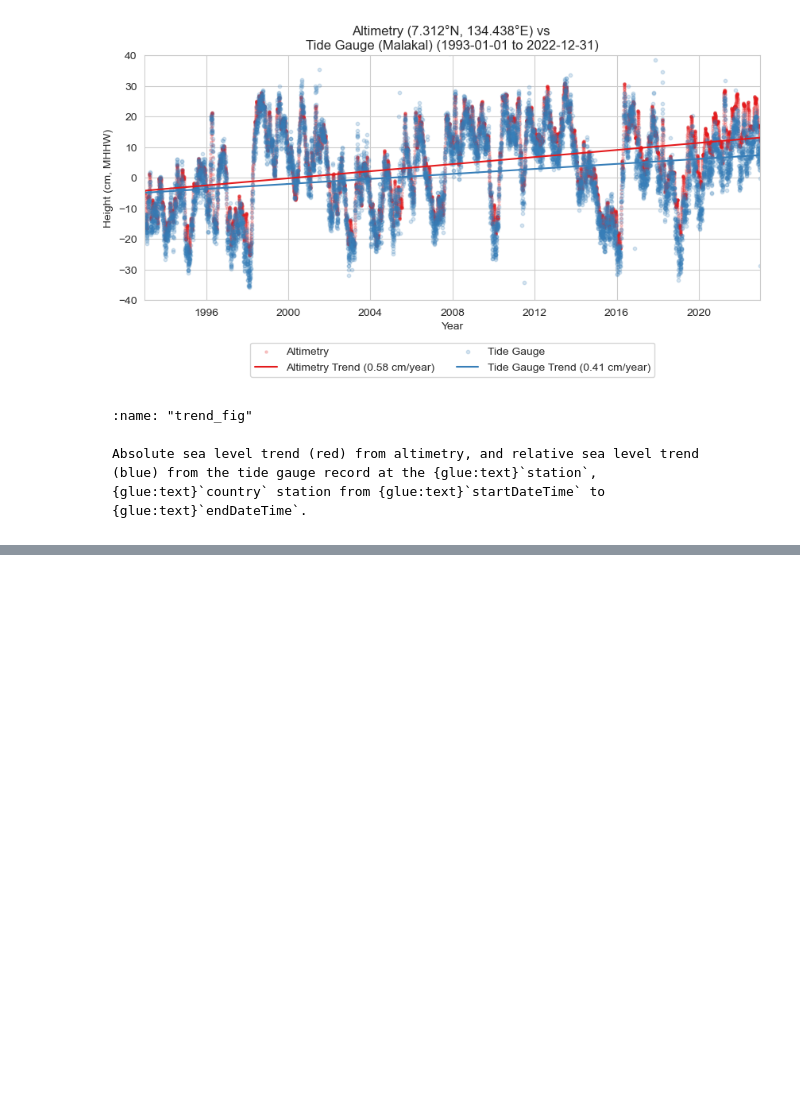
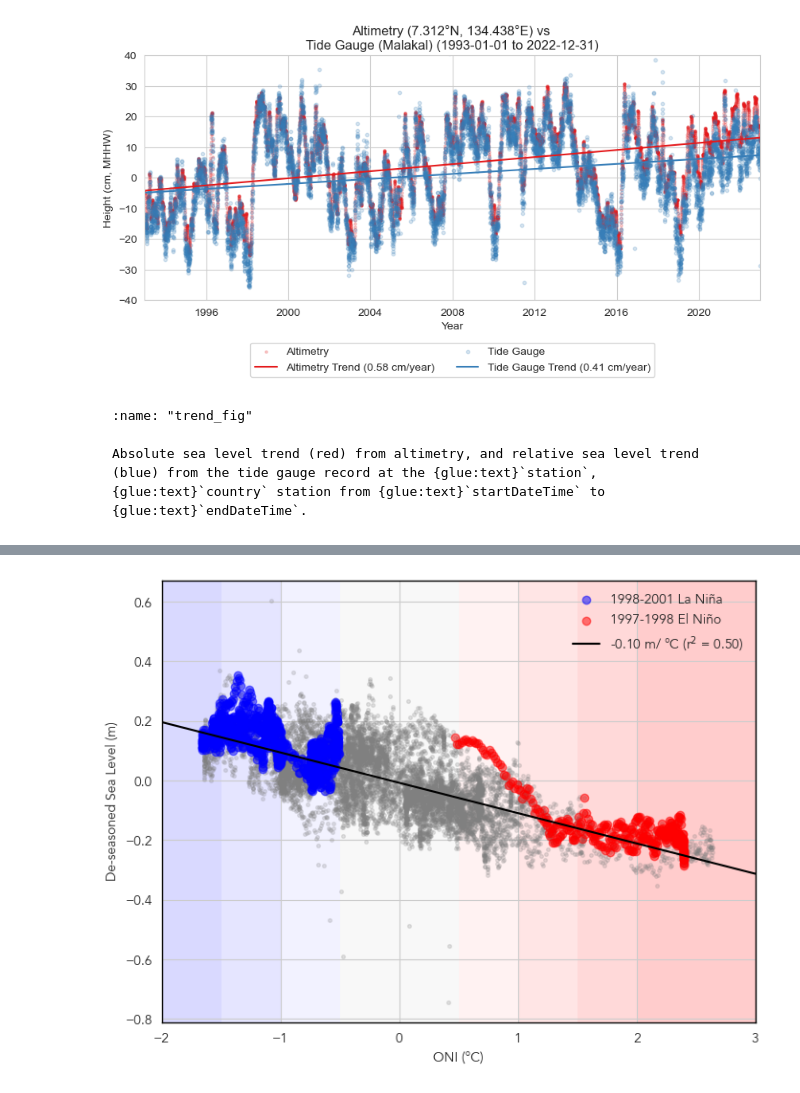
Before and after one commit to lauracagigal/CC_indicators, a Jupyter notebook: notebooks_historical/ocean/1_sea_level/b_sea_level_trend.ipynb, the cells around one changed output, grey strips where cells are left out. Saved outputs shown, nothing was run; the diff lists cells and outputs as text; code cells hidden in the pictures; blank space fills up the shorter version.

Commit message:
added tables, more stats

```diff
--- a/notebooks_historical/ocean/1_sea_level/b_sea_level_trend.ipynb
+++ b/notebooks_historical/ocean/1_sea_level/b_sea_level_trend.ipynb
@@ -1066,0 +1074,84 @@ Absolute sea level trend (red) from altimetry, and relative sea level trend (blu
+# %%
+# add nino
+p_data = 'https://psl.noaa.gov/data/correlation/oni.data'
+oni = download_oni_index(p_data)
+# %%
+# Remove the trend from the tide gauge timeseries
+detrended_rsl = rsl_daily - trend_line_rsl
+
+# estimate the seasonal cycle (detrended_rsl is xarray)
+seasonal_cycle = detrended_rsl.groupby('time.dayofyear').mean('time')
+
+# Remove the seasonal cycle from the detrended tide gauge timeseries
+deseasoned_rsl = detrended_rsl.groupby('time.dayofyear') - seasonal_cycle
+
+# Resample the ONI index to daily frequency and align with the tide gauge timeseries
+oni_daily = oni.resample('D').interpolate(method='linear')
+oni_daily = oni_daily.reindex(deseasoned_rsl['time'], method='nearest')
+# %%
+# scatter plot of oni daily and detrended sea level
+# Scatter plot of ONI daily and detrended sea level
+fig, ax = plt.subplots(figsize=(8,6))
+ax.scatter(oni_daily, deseasoned_rsl, color='gray', alpha=0.2, s=7)
+ax.set_xlabel('ONI (°C)')
+ax.set_ylabel('De-seasoned Sea Level (m)')
+
+# Emphasize the 1997-1998 and 2015-2016 El Niño events using pandas indexing
+nina_1998 = deseasoned_rsl.sel(time=slice('1998-08-01', '2001-01-30'))
+nino_1997 = deseasoned_rsl.sel(time=slice('1997-06-01', '1998-04-30'))
+
+# Plot as dashed lines
+ax.scatter(oni_daily.loc['1998-08-01':'2001-01-30'], nina_1998, color='blue', label='1998-2001 La Niña',alpha=0.5)
+ax.scatter(oni_daily.loc['1997-06-01':'1998-04-30'], nino_1997, color='red', label='1997-1998 El Niño',alpha=0.5)
+
+# draw a correlation line
+# Keep only valid (non-NaN) indices
+deseasoned_rsl_series = deseasoned_rsl.to_series()
+valid_mask = ~deseasoned_rsl_series.isna()
+oni_valid = oni_daily.squeeze().loc[valid_mask]
+deseasoned_valid = deseasoned_rsl_series.loc[valid_mask]
+
+slope, intercept, r_value, p_value, std_err = stats.linregress(oni_valid, deseasoned_valid, )
+x = np.linspace(-2,3,100)
+y = slope * x + intercept
+ax.plot(x, y, color='black', linestyle='-', label=f'{slope:.2f} m/ °C (r$^2$ = {r_value**2:.2f})')
+
+ax.set_xlim(-2,3)
+ax.legend(frameon=False)
+# Add shading for different ONI ranges
+
+
+ax.axvspan(-2, -1.5, color='blue', alpha=0.15, linewidth=0, zorder=0)
+ax.axvspan(-1.5, -1, color='blue', alpha=0.10, linewidth=0, zorder=0)
+ax.axvspan(-1, -0.5, color='blue', alpha=0.05, linewidth=0, zorder=0)
+ax.axvspan(-0.5, 0.5, color='gray', alpha=0.05, linewidth=0, zorder=0)
+ax.axvspan(0.5, 1, color='red', alpha=0.05, linewidth=0, zorder=0)
+ax.axvspan(1, 1.5, color='red', alpha=0.10, linewidth=0, zorder=0)
+ax.axvspan(1.5, 2, color='red', alpha=0.15, linewidth=0, zorder=0)
+ax.axvspan(2, 3, color='red', alpha=0.20, linewidth=0, zorder=0)
+
+
+# spines should be black not gray
+
+for spine in ax.spines.values():
+    spine.set_edgecolor('black')
+    spine.set_linewidth(1)
+
+# set all text to avenir
+for text in ax.texts:
+    text.set_fontname('Avenir')
+
+# set all labels to avenir
+for label in ax.get_xticklabels() + ax.get_yticklabels() + ax.get_legend().get_texts() :
+    label.set_fontname('Avenir')
+
+ax.xaxis.label.set_fontname('Avenir')
+ax.yaxis.label.set_fontname('Avenir')
+
+plt.show()
+
+# save the figure
+output_file_path = output_dir / 'SL_ONI_scatter.png'
+fig.savefig(output_file_path, dpi=300, bbox_inches='tight')
+# %% [output]
+[figure, added]
```
Also changed, not shown: parts of 3 cells of this notebook, 1 other file.
